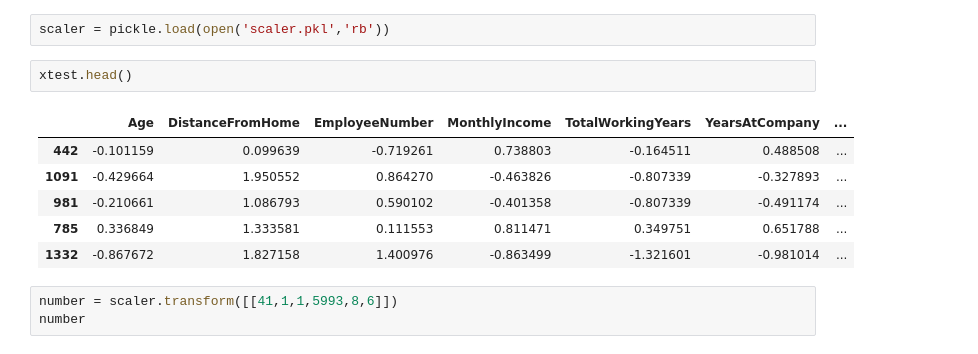
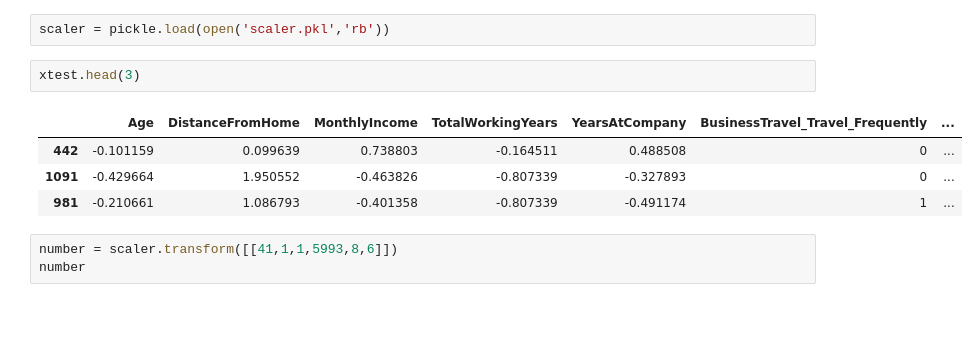
Before and after one commit to 24akhil/employee-churn-notebook, a Jupyter notebook: Employee_attrition_prediction.ipynb, the cells around one changed output. Drawn from its saved outputs; the diff is of its cells as text; blank space fills up the shorter version.

```diff
--- a/Employee_attrition_prediction.ipynb
+++ b/Employee_attrition_prediction.ipynb
@@ -554,14 +567,12 @@ pickle.dump(sc,open('scaler.pkl','wb'))
 # %%
 scaler = pickle.load(open('scaler.pkl','rb'))
 # %%
-xtest.head()
+xtest.head(3)
 # %% [output]
-|  | Age | DistanceFromHome | EmployeeNumber | MonthlyIncome | TotalWorkingYears | YearsAtCompany | ... |
-| 442 | -0.101159 | 0.099639 | -0.719261 | 0.738803 | -0.164511 | 0.488508 | ... |
-| 1091 | -0.429664 | 1.950552 | 0.864270 | -0.463826 | -0.807339 | -0.327893 | ... |
-| 981 | -0.210661 | 1.086793 | 0.590102 | -0.401358 | -0.807339 | -0.491174 | ... |
-| 785 | 0.336849 | 1.333581 | 0.111553 | 0.811471 | 0.349751 | 0.651788 | ... |
-| 1332 | -0.867672 | 1.827158 | 1.400976 | -0.863499 | -1.321601 | -0.981014 | ... |
+|  | Age | DistanceFromHome | MonthlyIncome | TotalWorkingYears | YearsAtCompany | BusinessTravel_Travel_Frequently | ... |
+| 442 | -0.101159 | 0.099639 | 0.738803 | -0.164511 | 0.488508 | 0 | ... |
+| 1091 | -0.429664 | 1.950552 | -0.463826 | -0.807339 | -0.327893 | 0 | ... |
+| 981 | -0.210661 | 1.086793 | -0.401358 | -0.807339 | -0.491174 | 1 | ... |
 # %%
 number = scaler.transform([[41,1,1,5993,8,6]])
 number
```
Also changed, not shown: parts of 13 cells of this notebook, 4 other files.
